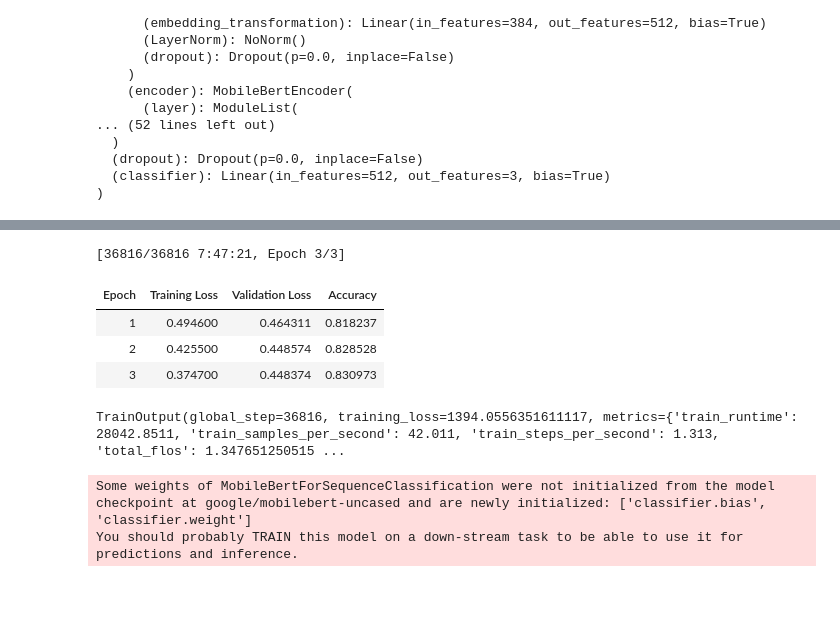
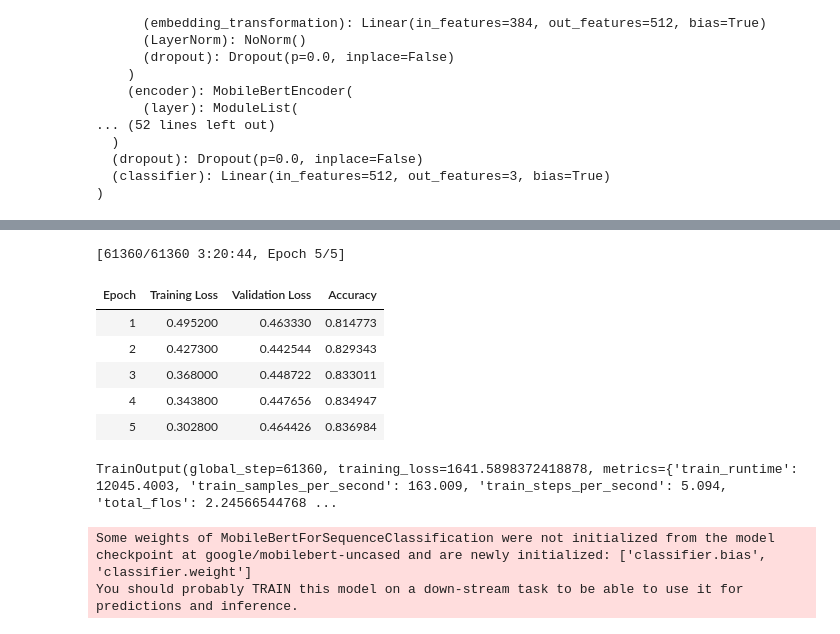
Before and after one commit to rayortigas/_2024-CS230-project, a Jupyter notebook: milestone-mnli.ipynb, the cells around one changed output, grey strips where cells are left out. Cells and saved outputs as stored; diff of their text form; code cells hidden in the pictures; blank space fills up the shorter version.

Commit message:
Train MNLI on T4 to get timings.

```diff
--- a/milestone-mnli.ipynb
+++ b/milestone-mnli.ipynb
@@ -92,6 +92,6 @@ MobileBertForSequenceClassification(
   (classifier): Linear(in_features=512, out_features=3, bias=True)
 )
 # %%
-model = model.to("mps")
+model = model.to("cuda")
 model.device
 # %% [output]
@@ -99,35 +107,37 @@ device(type='mps', index=0)
 # %%
 training_args = TrainingArguments(
     output_dir="tmp/mobilebert",
     learning_rate=2e-5,
     per_device_train_batch_size=32,
     per_device_eval_batch_size=32,
-    num_train_epochs=3,
+    num_train_epochs=5,
     weight_decay=0.01,
     eval_strategy="epoch",
     save_strategy="epoch",
     load_best_model_at_end=True,
     push_to_hub=False,
 )
 
 trainer = Trainer(
     model=model,
     args=training_args,
     train_dataset=tokenized_mnli["train"],
     eval_dataset=tokenized_mnli["validation_matched"],
     tokenizer=tokenizer,
     data_collator=data_collator,
     compute_metrics=compute_metrics,
 )
 
 trainer.train()
 # %% [output]
-[36816/36816 7:47:21, Epoch 3/3]
+[61360/61360 3:20:44, Epoch 5/5]
 | Epoch | Training Loss | Validation Loss | Accuracy |
-| 1 | 0.494600 | 0.464311 | 0.818237 |
-| 2 | 0.425500 | 0.448574 | 0.828528 |
-| 3 | 0.374700 | 0.448374 | 0.830973 |
+| 1 | 0.495200 | 0.463330 | 0.814773 |
+| 2 | 0.427300 | 0.442544 | 0.829343 |
+| 3 | 0.368000 | 0.448722 | 0.833011 |
+| 4 | 0.343800 | 0.447656 | 0.834947 |
+| 5 | 0.302800 | 0.464426 | 0.836984 |
-TrainOutput(global_step=36816, training_loss=1394.0556351611117, metrics={'train_runtime': 28042.8511, 'train_samples_per_second': 42.011, 'train_steps_per_second': 1.313, 'total_flos': 1.347651250515 ...
+TrainOutput(global_step=61360, training_loss=1641.5898372418878, metrics={'train_runtime': 12045.4003, 'train_samples_per_second': 163.009, 'train_steps_per_second': 5.094, 'total_flos': 2.24566544768 ...
 # %%
 torch.save(model.state_dict(), "base-mnli.pt")
 # %%
```
Also changed, not shown: parts of 7 cells of this notebook.
